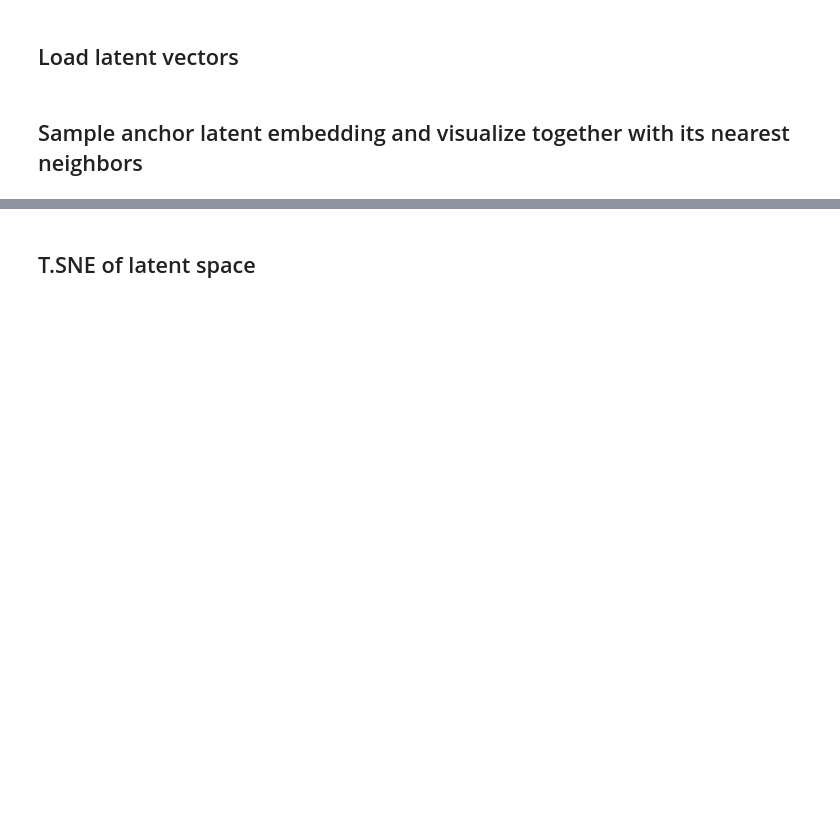
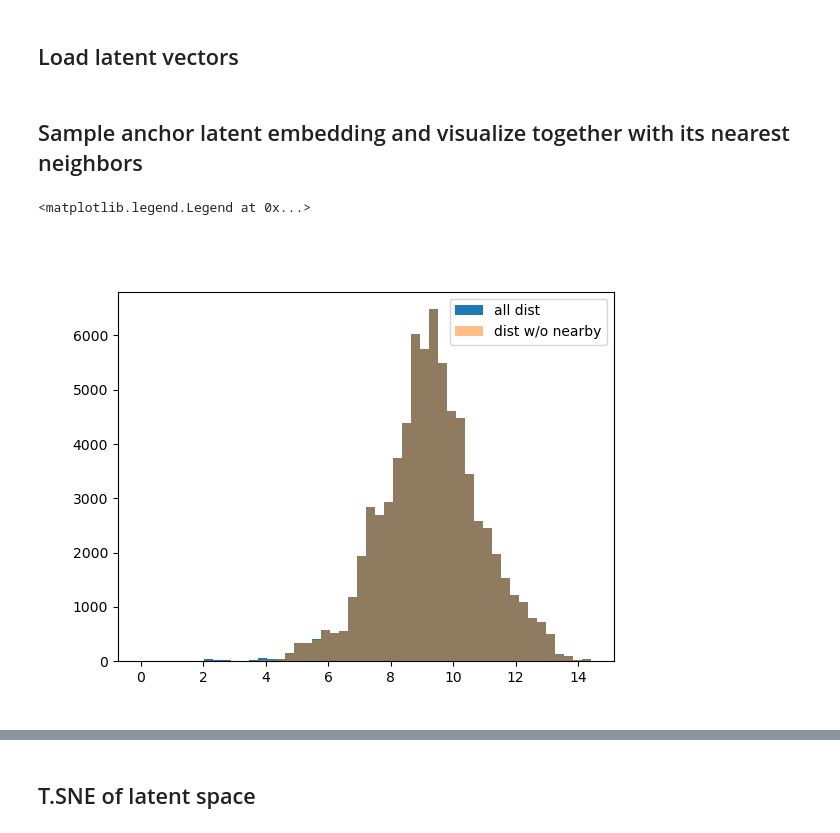
Before and after one commit to kaloeffler/VAME, a Jupyter notebook: analysis_scripts/visualize_latent_space.ipynb, the cells around one changed output, grey strips where cells are left out. Drawn from its saved outputs; the diff is of its cells as text; code cells hidden in the pictures; blank space fills up the shorter version.

```diff
--- a/analysis_scripts/visualize_latent_space.ipynb
+++ b/analysis_scripts/visualize_latent_space.ipynb
@@ -87,3 +80,39 @@ dist_temporal = np.sqrt((time_points - selected_idx)**2)
+# %%
+window_start = max(0, anchor_idx - int(config["time_window"] * min_dist_nn_factor))
+window_end = min(len(latent_vectors), anchor_idx + int(config["time_window"] * min_dist_nn_factor))
+selected_latent_vector = latent_vectors[anchor_idx, :]
+
+dist_orig = np.sqrt(np.sum((latent_vectors - selected_latent_vector.reshape(1,-1))**2, axis=1))
+
+time_points = np.arange(0, latent_vectors.shape[0])
+time_points = np.concatenate([time_points[0:window_start], time_points[window_end:-1]])
+latent_vectors = np.concatenate([latent_vectors[0:window_start], latent_vectors[window_end:-1]])
+# distances between each latent vector and the selected one excluding the distances of latent vectors corresponding to temporally close frames
+dist = np.concatenate([dist_orig[0:window_start], dist_orig[window_end:-1]])
+
+# select n neighbors, and enshure the neighbors are separated by a min time span
+selected_neighbor_idx = []
+while len(selected_neighbor_idx) < 8 and len(dist) > 0:
+    n_idx = np.argmin(dist)
+    selected_neighbor_idx.append(time_points[n_idx])
+    # remove all distances close to the selected anchor
+    is_far_away = np.abs(time_points - time_points[n_idx]) > int(config["time_window"] * min_dist_nn_factor)
+    dist = dist[is_far_away]
+    time_points = time_points[is_far_away]
+# %%
+# Plot histogramm of distances
+%matplotlib widget
+# plot dist showing the neighbors but not the excluded ones?
+# plotting dist removing only the nearby neighbors
+bins = 50
+hist_range = (min(dist_orig), max(dist_orig))
+dist_wo_nearby = np.concatenate([dist_orig[0:window_start], dist_orig[window_end:-1]])
+plt.hist(dist_orig,bins=bins, range=hist_range, label="all dist")
+plt.hist(dist_wo_nearby, bins=bins, range=hist_range, alpha=0.5, label="dist w/o nearby")
+plt.legend()
+# %% [output]
+<matplotlib.legend.Legend at 0x...>
+[figure, added]
 # %%
 # get corresponding video
 video_df = pd.read_csv(os.path.join(PROJECT_PATH, "video_info.csv"))
```
Also changed, not shown: parts of 28 cells of this notebook, 3 other files.
